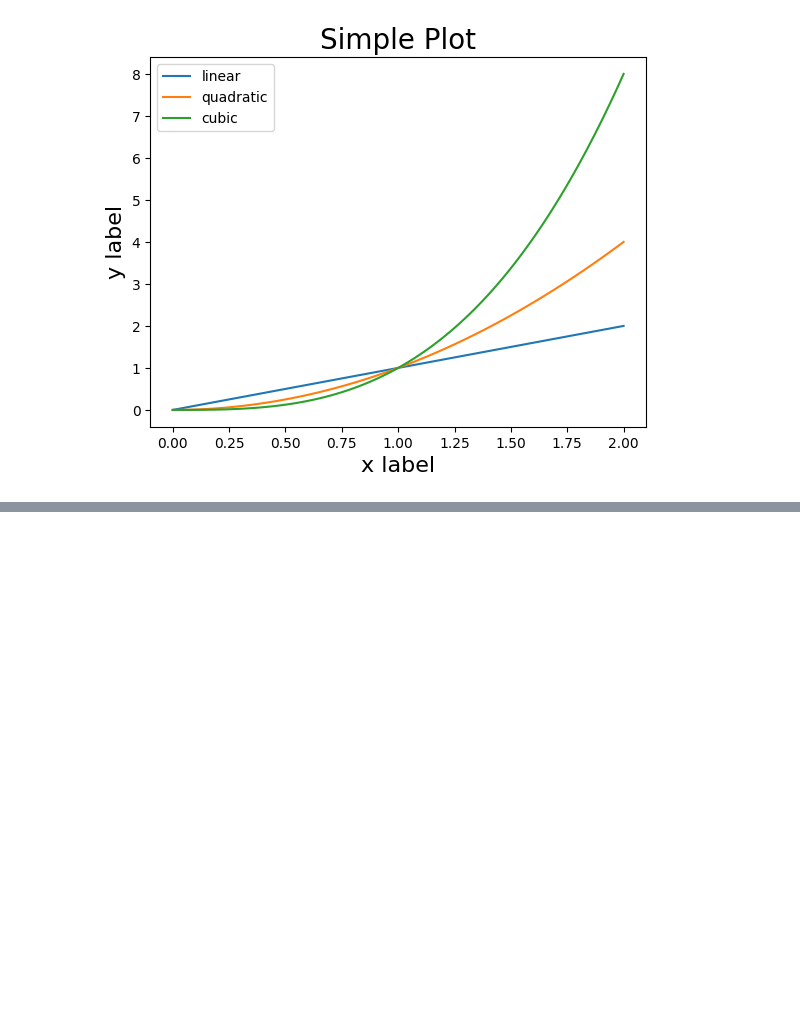
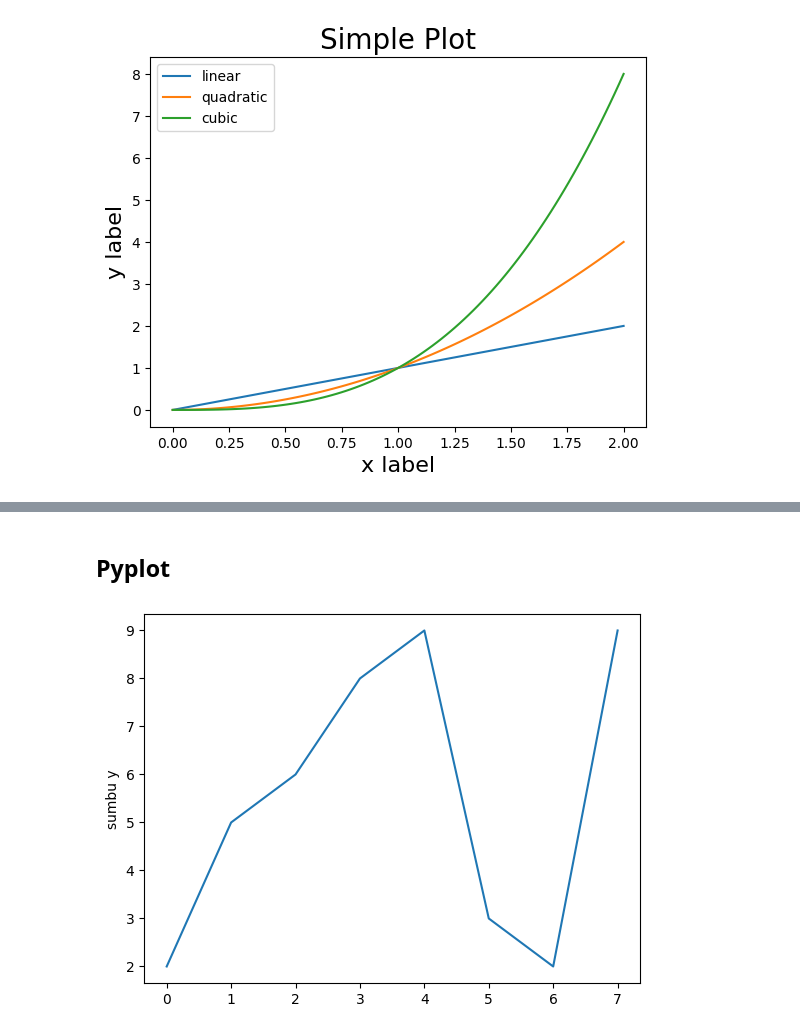
Before and after one commit to alirfanyasin/Learn-Mechine-Learning-Basic, a Jupyter notebook: 04_Data_Visualization/matplotlib_youtube_tutorial.ipynb, the cells around one changed output, grey strips where cells are left out. Drawn from its saved outputs; the diff is of its cells as text; code cells hidden in the pictures; blank space fills up the shorter version.

```diff
--- a/04_Data_Visualization/matplotlib_youtube_tutorial.ipynb
+++ b/04_Data_Visualization/matplotlib_youtube_tutorial.ipynb
@@ -86,0 +93,10 @@ plt.legend()
+# %% [markdown]
+## Pyplot
+# %%
+x = [2, 5, 6, 8, 9, 3, 2, 9]
+
+plt.plot(x)
+plt.ylabel('sumbu y')
+plt.show()
+# %% [output]
+[figure, added]
```
Also changed, not shown: parts of 60 cells of this notebook, 15 other files.
